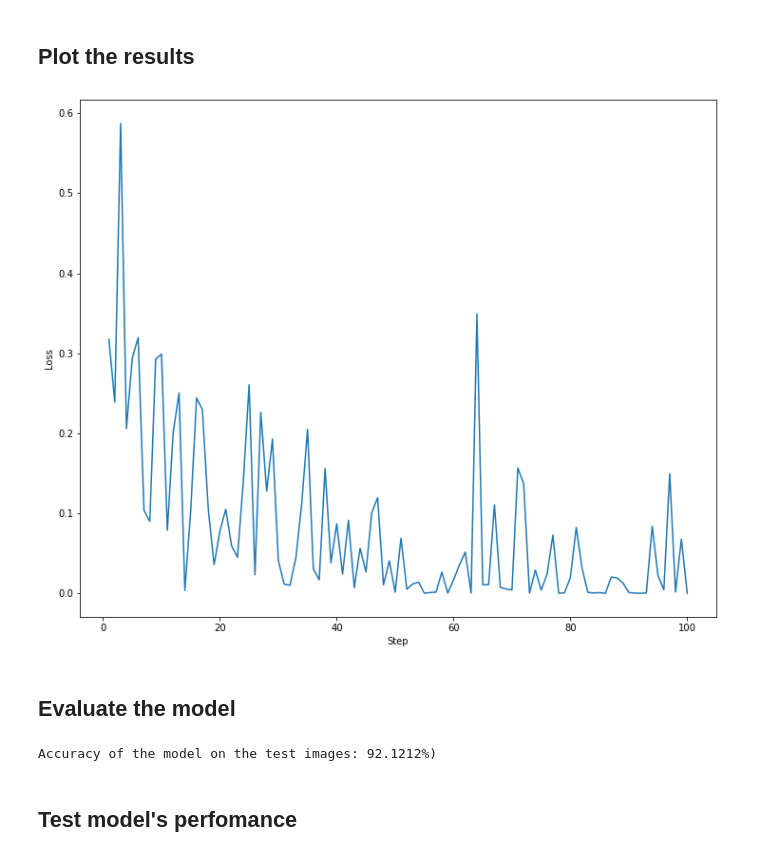
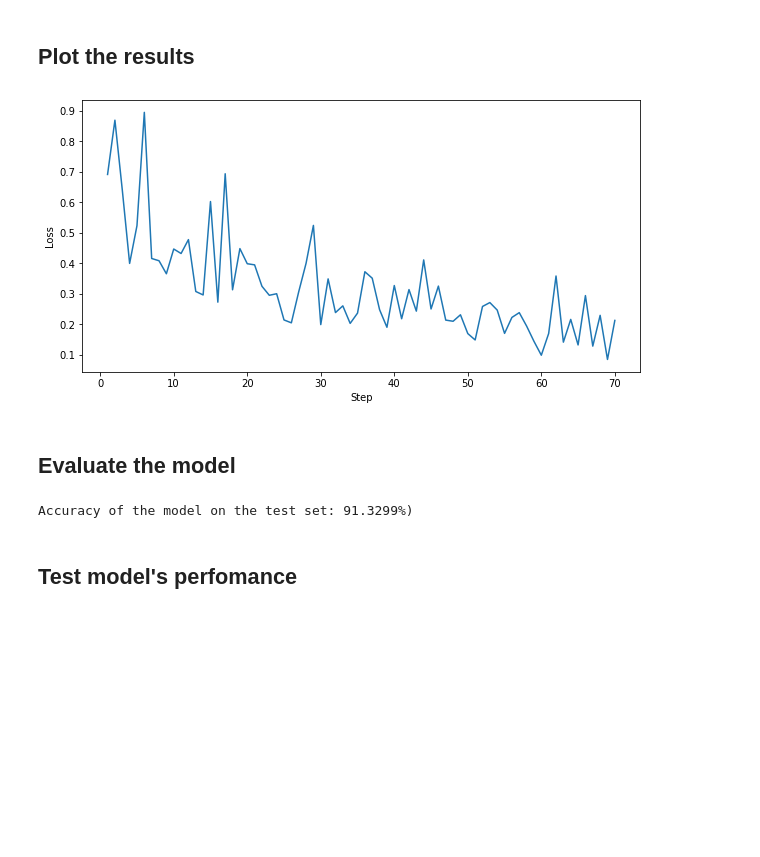
Before and after one commit to plagiagia/HumanPoseEstimator, a Jupyter notebook: 02.SHVNCNN.ipynb, the cells around one changed output. Saved outputs shown, nothing was run; the diff lists cells and outputs as text; code cells hidden in the pictures; blank space fills up the shorter version.

```diff
--- a/02.SHVNCNN.ipynb
+++ b/02.SHVNCNN.ipynb
@@ -125,4 +172,5 @@ class ConvNet(nn.Module):
 # %%
 model = ConvNet()
-device = torch.device('cuda:0')
-model.to(device)
+# device = torch.device('cuda:0')
+# model.to(device)
+model.compile()
@@ -147,4 +177,7 @@ ConvNet(
 # %%
 learning_rate = 0.001
-criterion = nn.NLLLoss()
+loss = nn.NLLLoss()
 optimizer = torch.optim.Adam(model.parameters(), lr=learning_rate)
+total_step = len(train_loader)
+num_epochs = 100
+loss_values = list()
@@ -155,21 +184,2 @@ loss_values = list()
 # %% [markdown]
 # Train the model
-# %%
-for epoch in range(num_epochs):
-    for i, (images, labels) in enumerate(train_loader):
-        images, labels = images.to(device), labels.to(device)
-        outputs = model(images)
-        loss = criterion(outputs, labels)
-
-        optimizer.zero_grad()
-        loss.backward()
-        optimizer.step()
-
-        if (i + 1) % 2000==0:
-            os.system('cls')
-            print("Epoch [{}/{}], Step [{}/{}], Loss: {:.4f}"
-                  .format(epoch + 1, num_epochs, i + 1, total_step, loss.item()))
-            loss_values.append(loss.item())
-
-
-print("Finish training")
@@ -193,0 +186,2 @@ Finish training
+# %%
+history = model.fit(train_loader=train_loader,optimizer=optimizer, loss_function=loss, num_epochs=10)
@@ -194,33 +206,35 @@ Finish training
 # %% [markdown]
 ## Plot the results
 # %%
-x=(range(1,num_epochs+1))
+x=(range(1,len(history)+1))
 
 plt.figure(figsize=(10, 5))
-plt.plot(x, loss_values)
+plt.plot(x, history)
 plt.xlabel('Step')
 plt.ylabel('Loss')
 plt.show()
 # %% [output]
-[figure, old version]
+[figure, new version]
 # %% [markdown]
 ## Evaluate the model
 # %%
-model.eval()
+# model.eval()
 
-with torch.no_grad():
-    correct = 0
-    total = 0
-    for images, labels in test_loader:
-        images, labels = images.to(device), labels.to(device)
-        outputs = model(images)
-        _, predicted = torch.max(outputs.data, 1)
-        total += labels.size(0)
-        correct += (predicted==labels).sum().item()
+# with torch.no_grad():
+#     correct = 0
+#     total = 0
+#     for images, labels in test_loader:
+#         images, labels = images.to(device), labels.to(device)
+#         outputs = model(images)
+#         _, predicted = torch.max(outputs.data, 1)
+#         total += labels.size(0)
+#         correct += (predicted==labels).sum().item()
 
-    print('Accuracy of the model on the test images: {:.4f}%)'.format(100*correct / total))
+#     print('Accuracy of the model on the test images: {:.4f}%)'.format(100*correct / total))
+
+model.evaluate(test_loader)
 # %% [output]
-Accuracy of the model on the test images: 92.1212%)
+Accuracy of the model on the test set: 91.3299%)
 # %% [markdown]
 ## Test model's perfomance
 # %%
```
Also changed, not shown: parts of 8 cells of this notebook.
